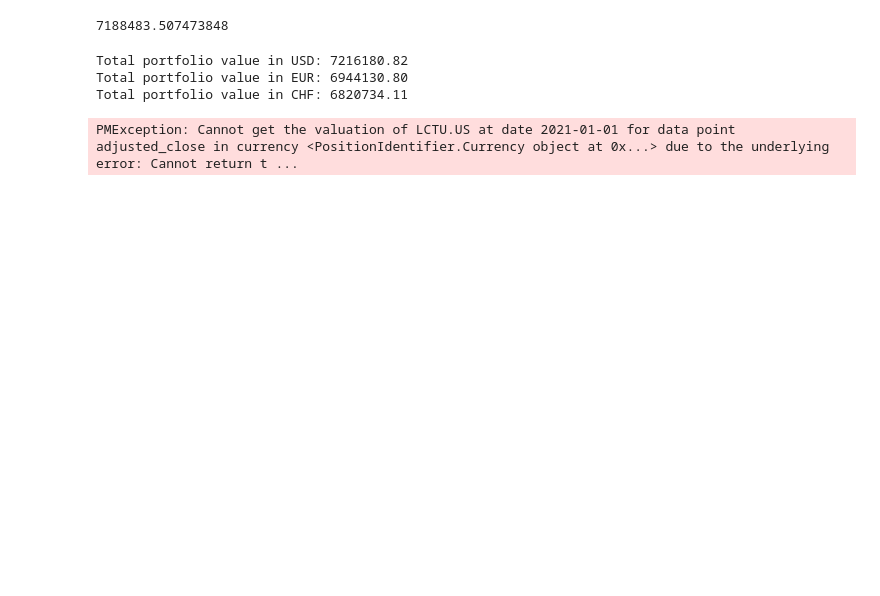
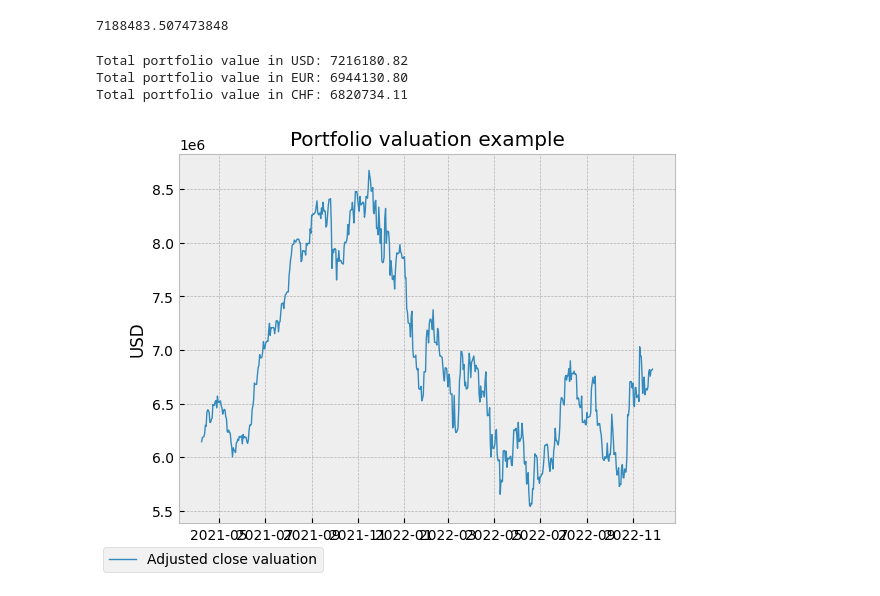
Before and after one commit to smarcsoft/PortfolioManager, a Jupyter notebook: frontend/lab/notebooks/myowndir/MyPortfolio.ipynb, the cells around one changed output. Saved outputs shown, nothing was run; the diff lists cells and outputs as text; code cells hidden in the pictures; blank space fills up the shorter version.

Commit message:
configuration more flexible and a few big fixed to support my portfolio

```diff
--- a/frontend/lab/notebooks/myowndir/MyPortfolio.ipynb
+++ b/frontend/lab/notebooks/myowndir/MyPortfolio.ipynb
@@ -5,10 +5,10 @@ from TimeSeries import TimeSeries
 import numpy as npplt
 import pandas as pd
 import matplotlib.pyplot as plt
-from datetime import date
+from datetime import date, datetime
 
 
-my_portfolio:Portfolio = Portfolio()
+my_portfolio:Portfolio = Portfolio("DEFAULT", datetime(2021,1,18))
 my_portfolio.buy('MSCI', 2578, tags={'PERFORMANCE SHARES'}) #Performance shares
 my_portfolio.buy('MSCI', 3916, tags={'RESTRICTED SHARES'}) #Restricted shares
 my_portfolio.buy('MSCI', 1110, tags={'STOCK OPTIONS'}) #Stock options
@@ -116,6 +116,8 @@ Total portfolio value in EUR: 6944130.80
 Total portfolio value in CHF: 6820734.11
 # %%
 #Value my portfolio from 2021 to 2022
-historical_value = PortfolioValuator(portfolio=my_portfolio).get_valuations(date(2021,1,1), ccy="CHF")
+from graphs import graph_time_series
+historical_value = PortfolioValuator(portfolio=my_portfolio).get_valuations(date(2021,4,8), ccy="CHF")
+graph_time_series(historical_value)
 # %% [output]
-PMException: Cannot get the valuation of LCTU.US at date 2021-01-01 for data point adjusted_close in currency <PositionIdentifier.Currency object at 0x...> due to the underlying error: Cannot return t ...
+[figure, added]
```
Also changed, not shown: parts of 2 cells of this notebook, 6 other files.
